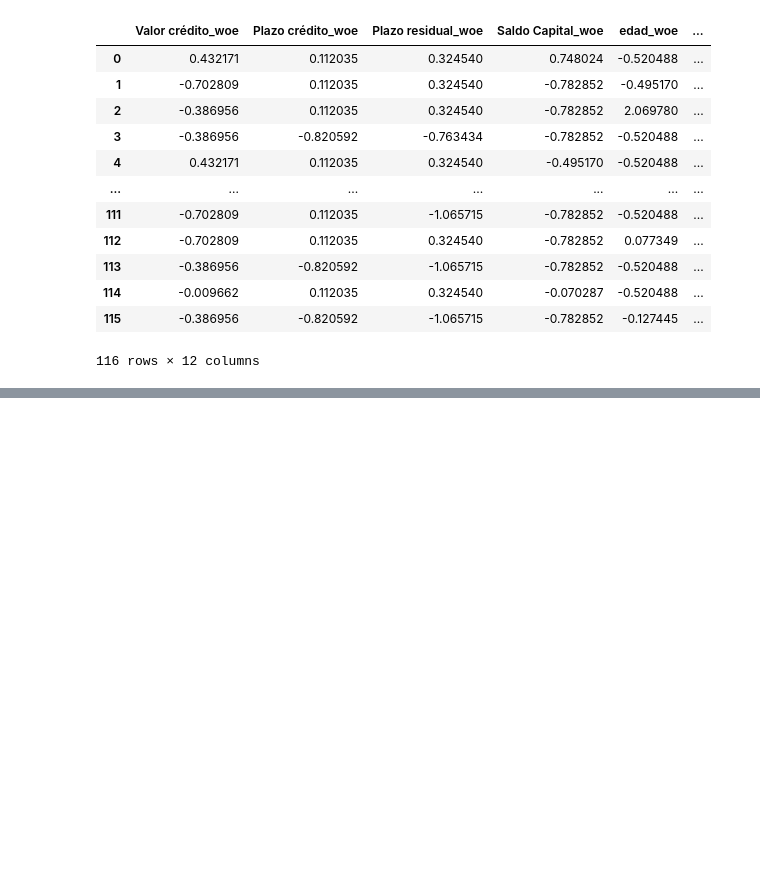
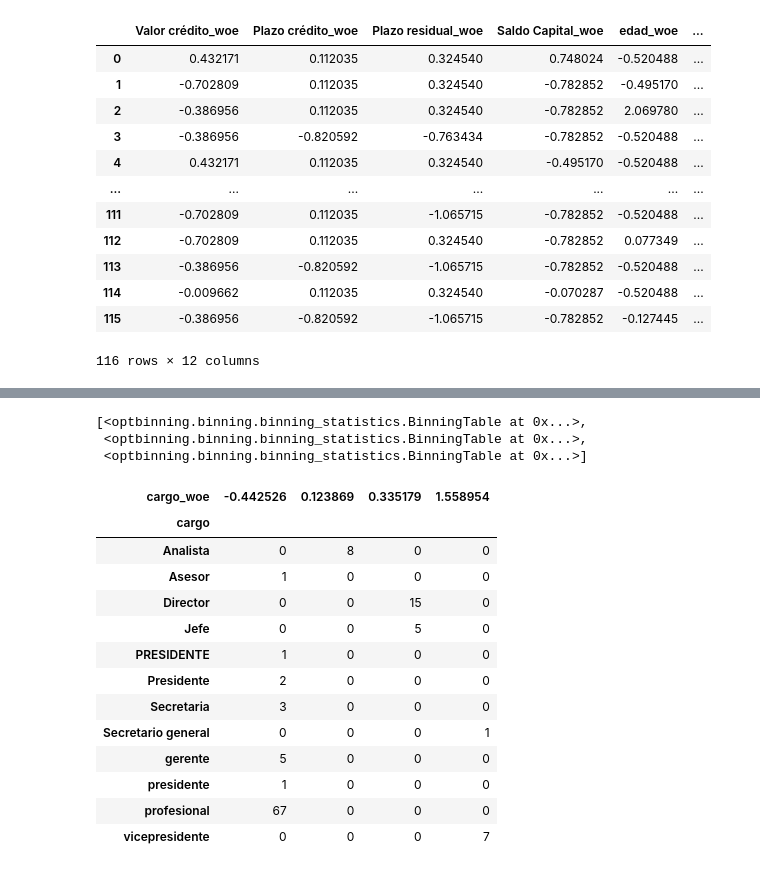
Before and after one commit to wicalo/ProyectoAna, a Jupyter notebook: Codigo/RegresionLogistica.ipynb, the cells around one changed output, grey strips where cells are left out. Drawn from its saved outputs; the diff is of its cells as text; code cells hidden in the pictures; blank space fills up the shorter version.

```diff
--- a/Codigo/RegresionLogistica.ipynb
+++ b/Codigo/RegresionLogistica.ipynb
@@ -676,0 +678,44 @@ Name: tasa, Length: 116, dtype: float64
+# %%
+x_cat=train[var_cat]
+woe_cat=[]
+for i in range(len(var_cat)):
+    woe_cat.append([])
+    woe_cat[i]=OptimalBinning(name=var_cat[i],dtype="categorical",solver="mip")
+    woe_cat[i].fit(x_cat.loc[:,var_cat[i]],target)
+# %%
+binning_table_cat=[]
+for i in range(len(var_cat)):
+    binning_table_cat.append([])
+    binning_table_cat[i]=woe_cat[i].binning_table
+# %%
+binning_table_cat
+# %% [output]
+[<optbinning.binning.binning_statistics.BinningTable at 0x...>,
+ <optbinning.binning.binning_statistics.BinningTable at 0x...>,
+ <optbinning.binning.binning_statistics.BinningTable at 0x...>]
+# %%
+x_transform_woe_cat=[]
+for i in range(len(var_cat)):
+    x_transform_woe_cat.append([])
+    x_transform_woe_cat[i]=woe_cat[i].transform(x_cat.iloc[:,i],metric="woe")
+df_woe_cat=[]
+df_woe_cat=pd.DataFrame(df_woe_cat)
+for i in range(len(var_cat)):
+    df_woe_cat.insert(i,var_cat[i]+"_woe",x_transform_woe_cat[i]*-1)
+# %%
+pd.crosstab(train['cargo'],df_woe_cat['cargo_woe'])
+# %% [output]
+| cargo_woe | -0.442526 | 0.123869 | 0.335179 | 1.558954 |
+| cargo |  |  |  |  |
+| Analista | 0 | 8 | 0 | 0 |
+| Asesor | 1 | 0 | 0 | 0 |
+| Director | 0 | 0 | 15 | 0 |
+| Jefe | 0 | 0 | 5 | 0 |
+| PRESIDENTE | 1 | 0 | 0 | 0 |
+| Presidente | 2 | 0 | 0 | 0 |
+| Secretaria | 3 | 0 | 0 | 0 |
+| Secretario general | 0 | 0 | 0 | 1 |
+| gerente | 5 | 0 | 0 | 0 |
+| presidente | 1 | 0 | 0 | 0 |
+| profesional | 67 | 0 | 0 | 0 |
+| vicepresidente | 0 | 0 | 0 | 7 |
```
Also changed, not shown: parts of 3 cells of this notebook.
